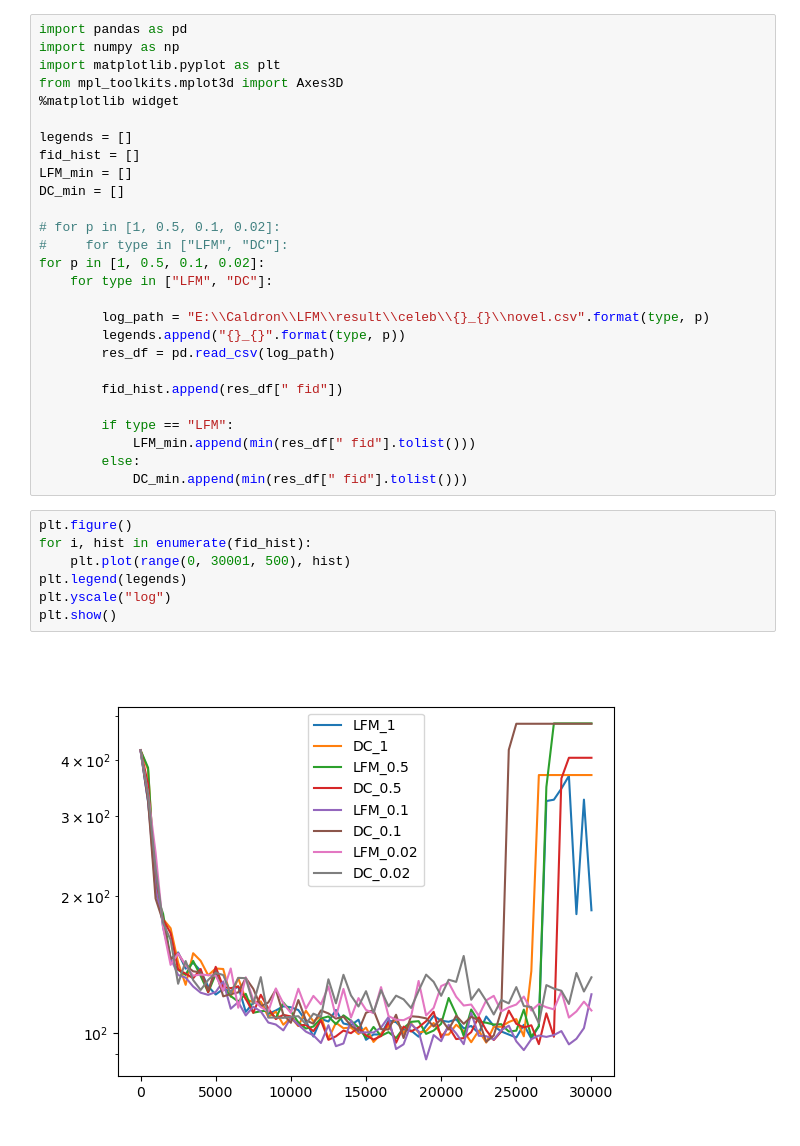
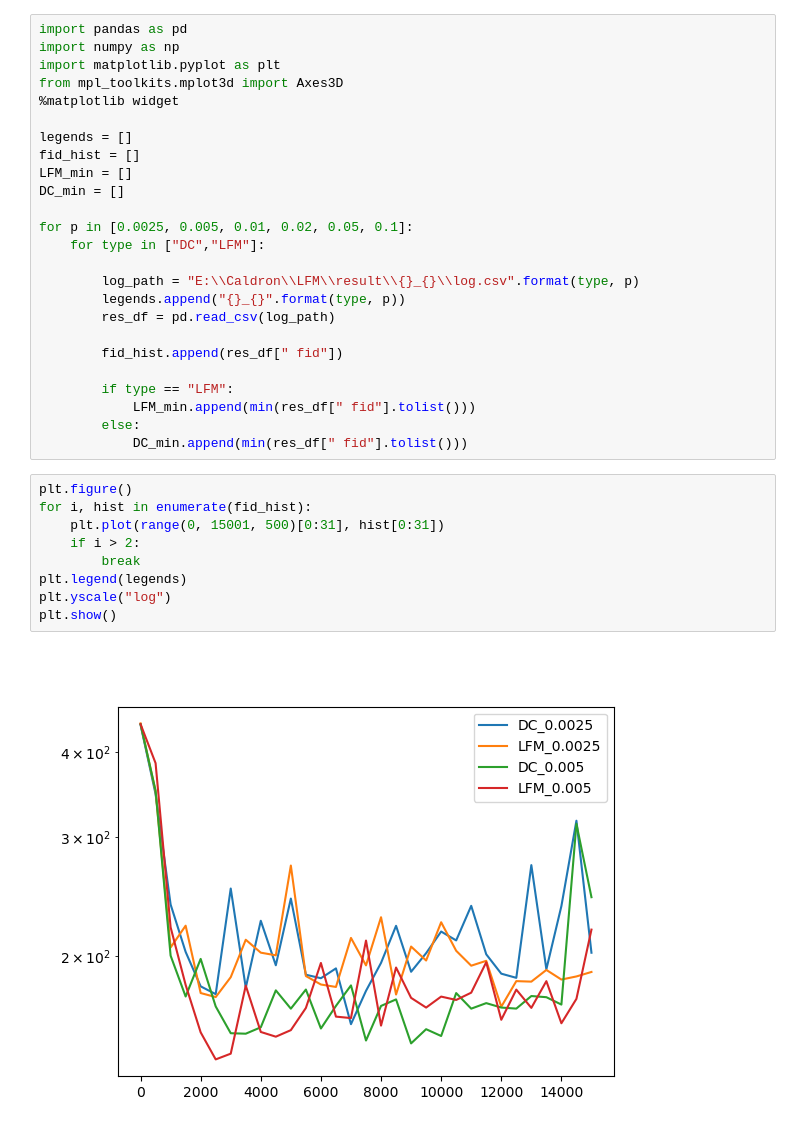
Before and after one commit to penway/LFM, a Jupyter notebook: src/conclusion.ipynb, the cells around one changed output. Drawn from its saved outputs; the diff is of its cells as text.

```diff
--- a/src/conclusion.ipynb
+++ b/src/conclusion.ipynb
@@ -10,12 +10,10 @@ fid_hist = []
 LFM_min = []
 DC_min = []
 
-# for p in [1, 0.5, 0.1, 0.02]:
-#     for type in ["LFM", "DC"]:
-for p in [1, 0.5, 0.1, 0.02]:
-    for type in ["LFM", "DC"]:
+for p in [0.0025, 0.005, 0.01, 0.02, 0.05, 0.1]:
+    for type in ["DC","LFM"]:
 
-        log_path = "E:\\Caldron\\LFM\\result\\celeb\\{}_{}\\novel.csv".format(type, p)
+        log_path = "E:\\Caldron\\LFM\\result\\{}_{}\\log.csv".format(type, p)
         legends.append("{}_{}".format(type, p))
         res_df = pd.read_csv(log_path)
 
@@ -28,9 +26,11 @@ for p in [1, 0.5, 0.1, 0.02]:
 # %%
 plt.figure()
 for i, hist in enumerate(fid_hist):
-    plt.plot(range(0, 30001, 500), hist)
+    plt.plot(range(0, 15001, 500)[0:31], hist[0:31])
+    if i > 2:
+        break
 plt.legend(legends)
 plt.yscale("log")
 plt.show()
 # %% [output]
-[figure, old version]
+[figure, new version]
```
Also changed, not shown: parts of 7 cells of this notebook, 11 other files.
